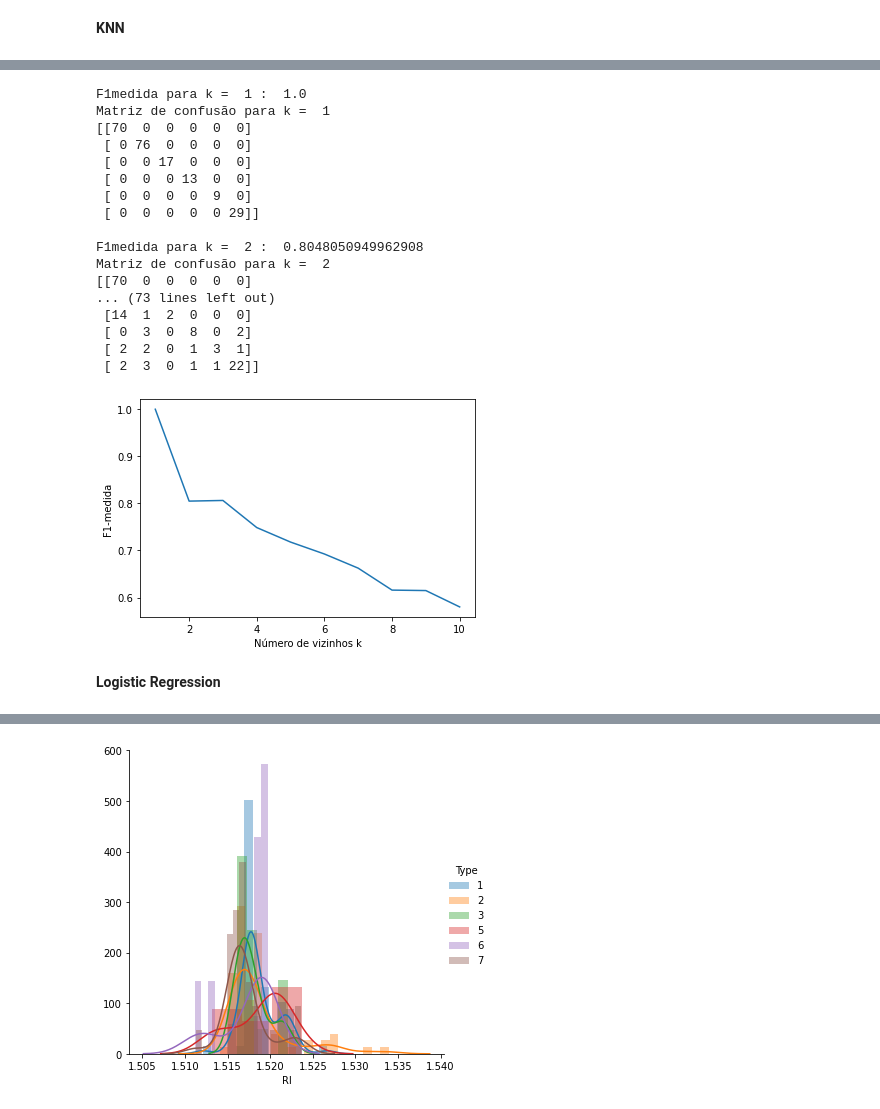
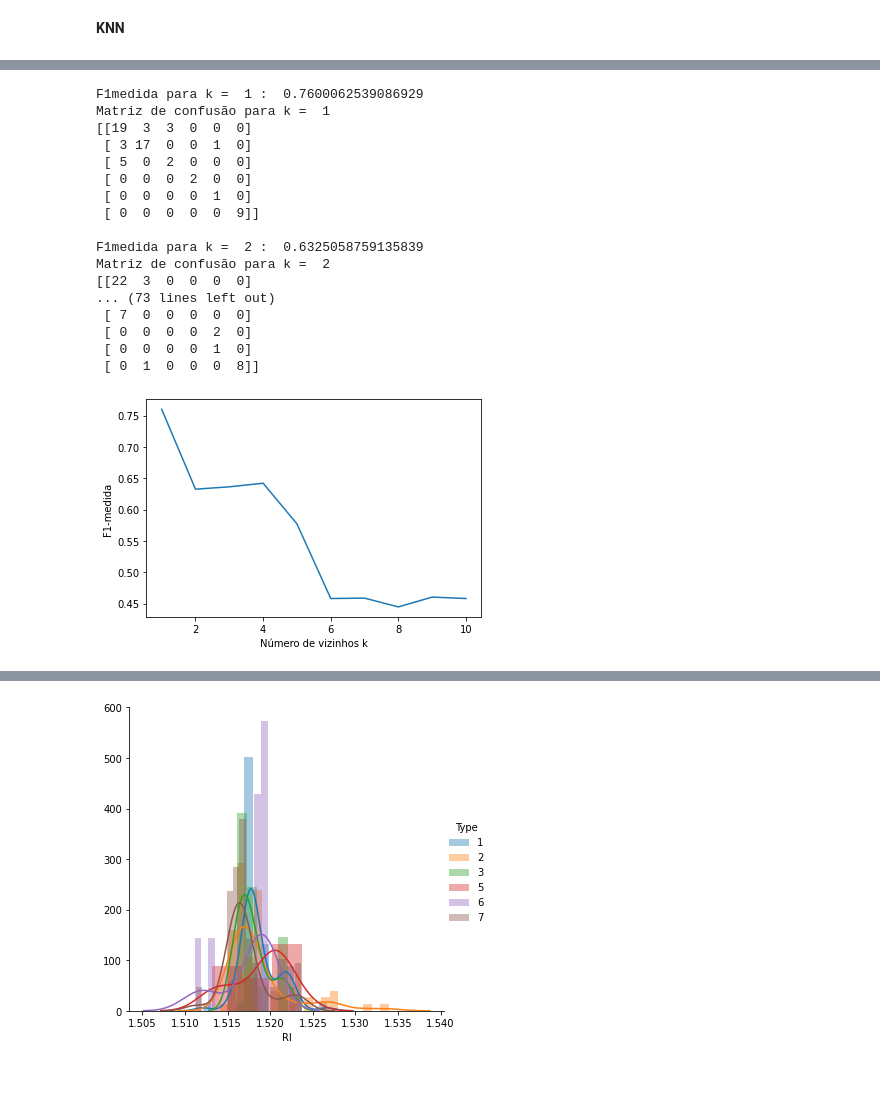
Before and after one commit to marinacer/IA048, a Jupyter notebook: glass.ipynb, the cells around one changed output, grey strips where cells are left out. Cells and saved outputs as stored; diff of their text form; code cells hidden in the pictures; blank space fills up the shorter version.

```diff
--- a/glass.ipynb
+++ b/glass.ipynb
@@ -155,39 +93,36 @@ Text(0.5, 1.0, 'Accuracy Score: 0.7681')
 # %%
-# sem divisão entre treino e teste
 F1medida_knn_2 = []
 nknn = 11
 for i in range(1,nknn):
     neigh_2 = KNeighborsClassifier(n_neighbors = i)
-    neigh_2.fit(X, y)
-    y_knn_2 = neigh_2.predict(X)
+    neigh_2.fit(Xtrain, ytrain)
+    y_knn_2 = neigh_2.predict(Xtest)
 
-    F1medida_knn_2.append(f1_score(y, y_knn_2, average='macro'))
+    F1medida_knn_2.append(f1_score(ytest, y_knn_2, average='macro'))
     print('F1medida para k = ',i, ': ', F1medida_knn_2[i-1])
     print('Matriz de confusão para k = ', i)
-    print(sk.confusion_matrix(y,y_knn_2))
+    print(sk.confusion_matrix(ytest,y_knn_2))
     print()
 plt.plot(range(1,nknn),F1medida_knn_2)
 plt.xlabel('Número de vizinhos k');
 plt.ylabel('F1-medida');
 pass
 # %% [output]
-F1medida para k =  1 :  1.0
+F1medida para k =  1 :  0.7600062539086929
 Matriz de confusão para k =  1
-[[70  0  0  0  0  0]
- [ 0 76  0  0  0  0]
- [ 0  0 17  0  0  0]
- [ 0  0  0 13  0  0]
- [ 0  0  0  0  9  0]
- [ 0  0  0  0  0 29]]
+[[19  3  3  0  0  0]
+ [ 3 17  0  0  1  0]
+ [ 5  0  2  0  0  0]
+ [ 0  0  0  2  0  0]
+ [ 0  0  0  0  1  0]
+ [ 0  0  0  0  0  9]]
 
-F1medida para k =  2 :  0.8048050949962908
+F1medida para k =  2 :  0.6325058759135839
 Matriz de confusão para k =  2
-[[70  0  0  0  0  0]
+[[22  3  0  0  0  0]
 ... (73 lines left out)
- [14  1  2  0  0  0]
- [ 0  3  0  8  0  2]
- [ 2  2  0  1  3  1]
- [ 2  3  0  1  1 22]]
+ [ 7  0  0  0  0  0]
+ [ 0  0  0  0  2  0]
+ [ 0  0  0  0  1  0]
+ [ 0  1  0  0  0  8]]
-[figure, old version]
+[figure, new version]
-# %% [markdown]
-**Logistic Regression**
```
Also changed, not shown: parts of 20 cells of this notebook.
